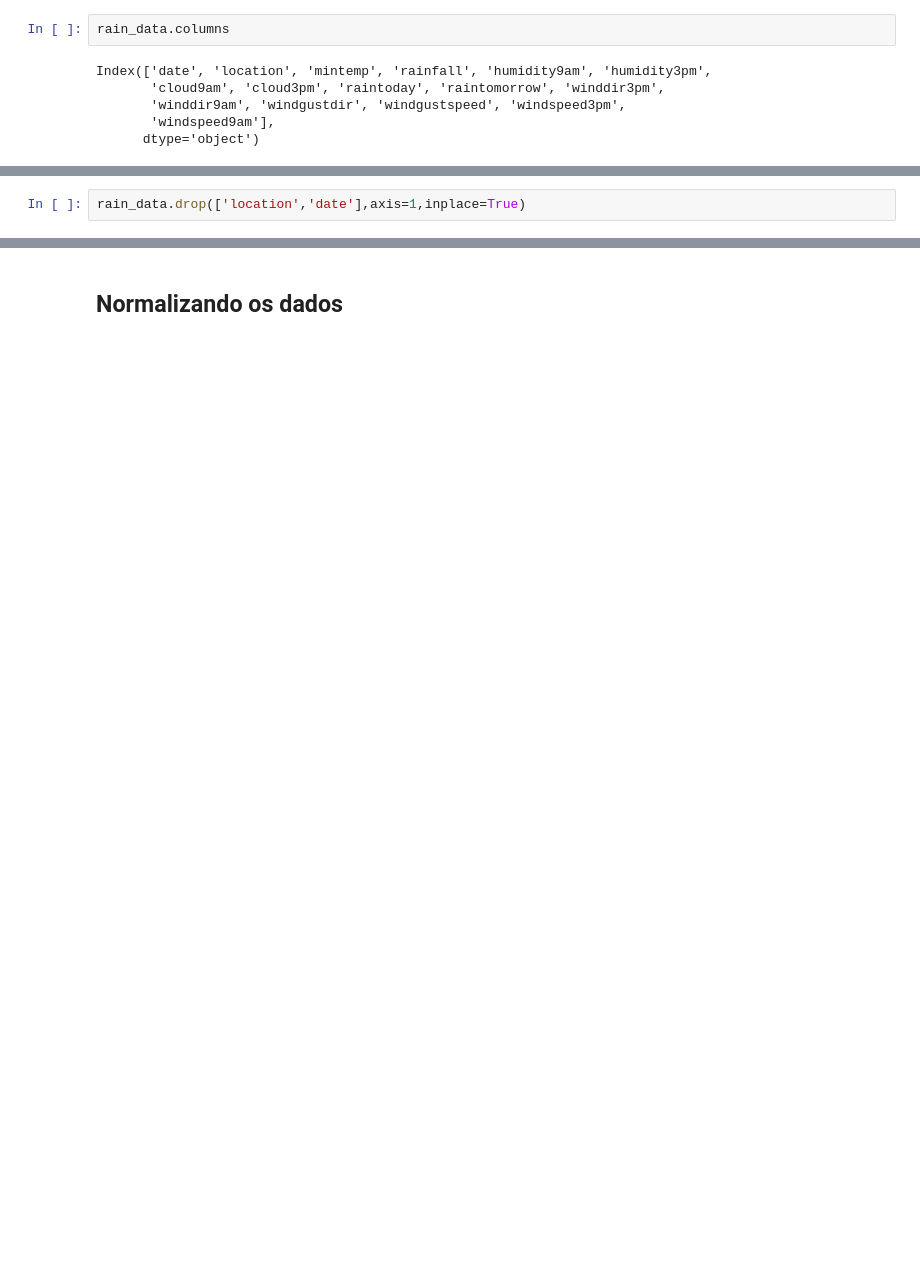
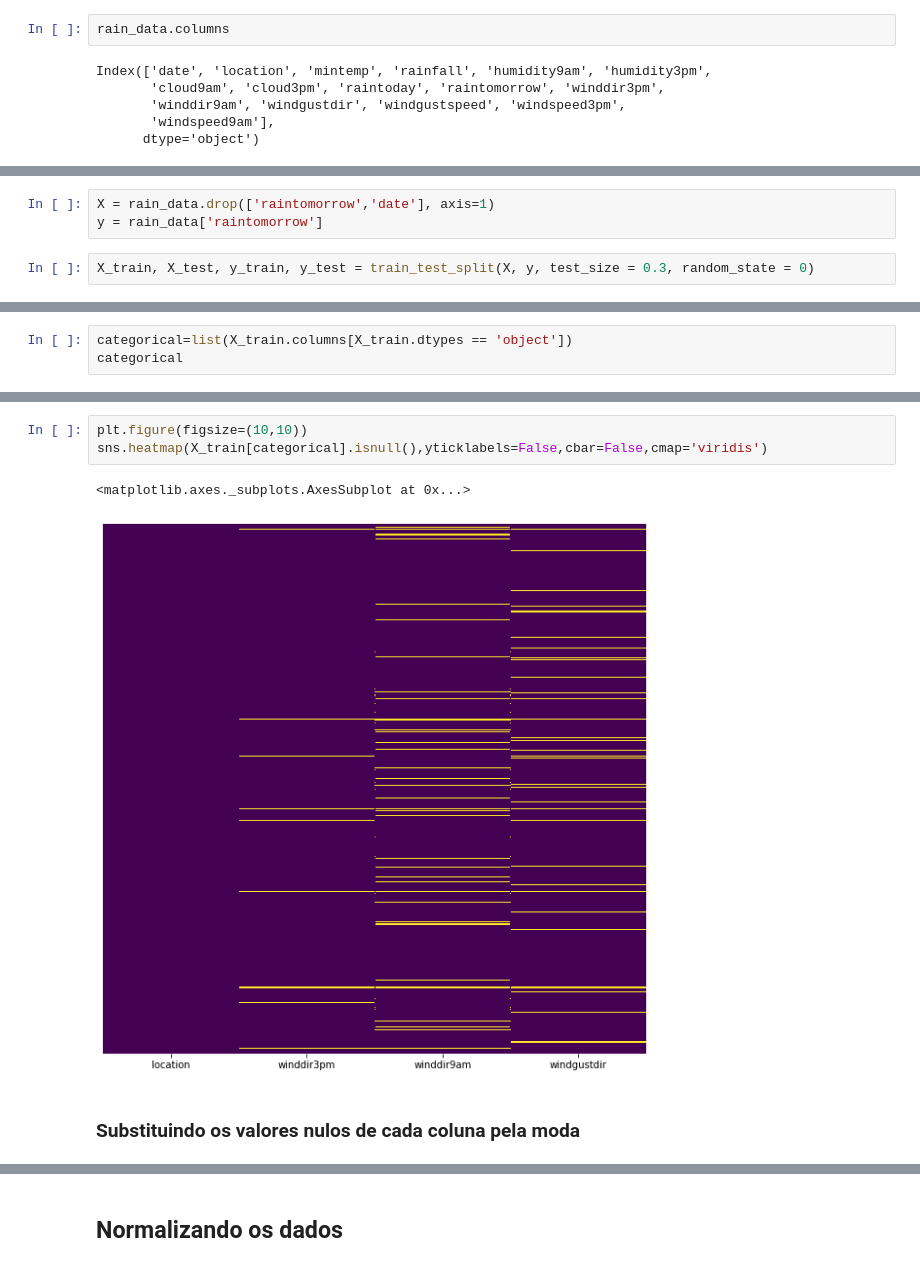
Before and after one commit to titowoche30/case_cientista-dados, a Jupyter notebook: Machine Learning.ipynb, the cells around one changed output, grey strips where cells are left out. Saved outputs shown, nothing was run; the diff lists cells and outputs as text; blank space fills up the shorter version.

```diff
--- a/Machine Learning.ipynb
+++ b/Machine Learning.ipynb
@@ -90,2 +45,0 @@ rain_data.drop(['windgustdir','winddir9am','winddir3pm','raintomorrow'],axis=1,i
-# %%
-rain_data.drop(['location','date'],axis=1,inplace=True)
@@ -111,0 +46,5 @@ dtype: object
+# %%
+X = rain_data.drop(['raintomorrow','date'], axis=1)
+y = rain_data['raintomorrow']
+# %%
+X_train, X_test, y_train, y_test = train_test_split(X, y, test_size = 0.3, random_state = 0)
@@ -111,0 +75,3 @@ dtype: object
+# %%
+categorical=list(X_train.columns[X_train.dtypes == 'object'])
+categorical
@@ -111,0 +88,8 @@ dtype: object
+# %%
+plt.figure(figsize=(10,10))
+sns.heatmap(X_train[categorical].isnull(),yticklabels=False,cbar=False,cmap='viridis')
+# %% [output]
+<matplotlib.axes._subplots.AxesSubplot at 0x...>
+[figure, added]
+# %% [markdown]
+### Substituindo os valores nulos de cada coluna pela moda
```
Also changed, not shown: parts of 107 cells of this notebook.
